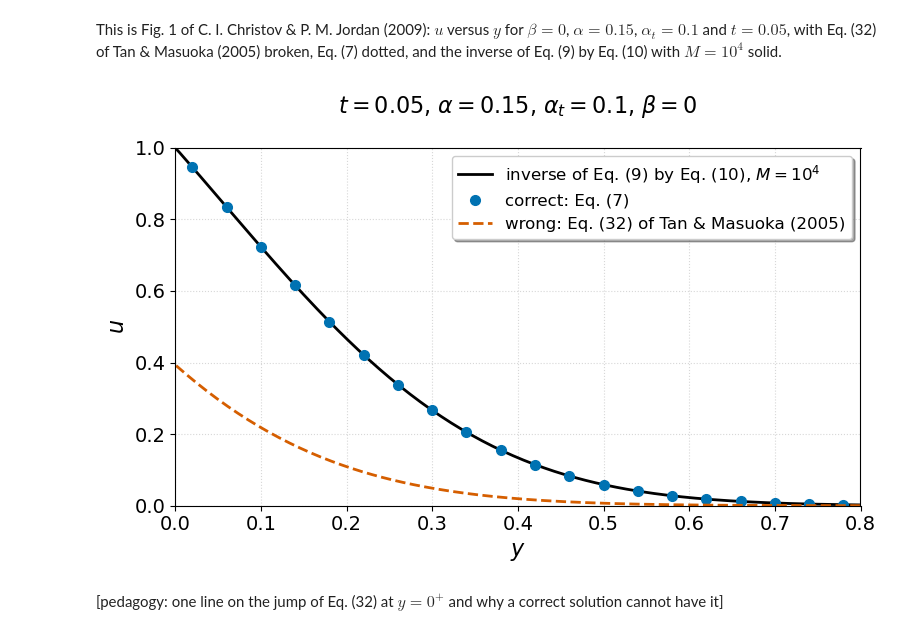
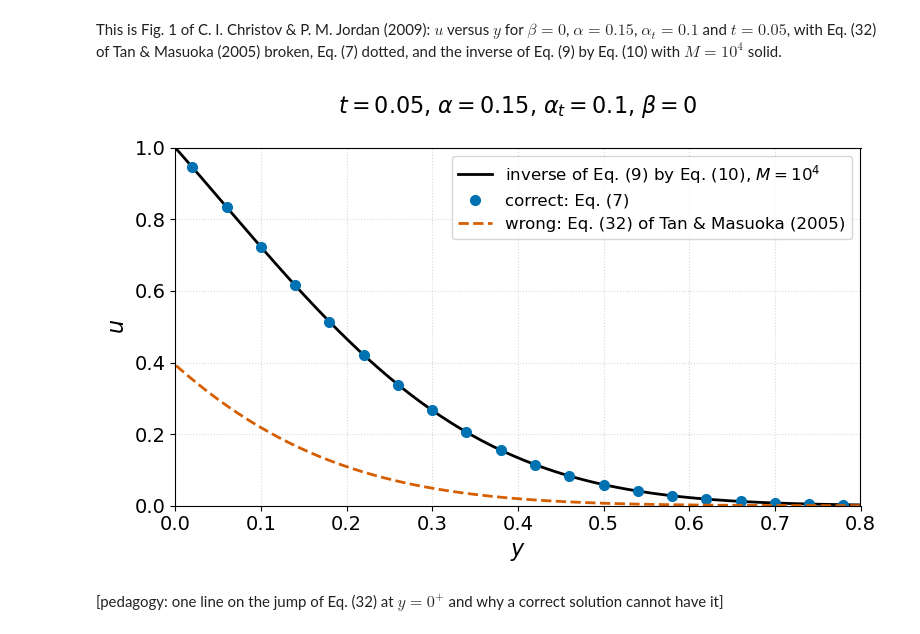
Before and after one commit to ichristov/viscoelastic-startup, a Jupyter notebook: notebooks/christov_jordan_2009_oldroydb_porous.ipynb, the cells around one changed output. Saved outputs shown, nothing was run; the diff lists cells and outputs as text; code cells hidden in the pictures.

Commit message:
Add Christov (2010) notebooks; plot style updates

```diff
--- a/notebooks/christov_jordan_2009_oldroydb_porous.ipynb
+++ b/notebooks/christov_jordan_2009_oldroydb_porous.ipynb
@@ -105,6 +105,8 @@ def tm_bracket(s, t, alpha, alpha_t):
 
 def wrong_tan_masuoka_32(y, t, alpha, alpha_t):
     """Erroneous solution, as printed: Eq. (32) of Tan & Masuoka (2005), beta = 0."""
+    if y == 0:
+        return 1.0   # sin(0) = 0, so the formula gives the plate velocity exactly
     if alpha_t == 0:
         # b is infinite: only the integrals over (0, a) and (a, infinity) remain
         edges = [0.0, 1/(2*np.sqrt(alpha))]
@@ -223,6 +225,8 @@ def breakpoints(alpha, alpha_t):
 
 def unsteadyv(y, t, alpha, alpha_t):
     """Correct solution, Eq. (7) of C. I. Christov & P. M. Jordan (2009), beta = 0, at one point y > 0."""
+    if y == 0:
+        return 1.0   # sin(0) = 0, so the formula gives the plate velocity exactly
     edges = [0.0] + breakpoints(alpha, alpha_t)
     if len(edges) == 1:
         edges = [0.0, 1.0]
@@ -421,27 +425,27 @@ This is Fig. 1 of C. I. Christov & P. M. Jordan (2009): $u$ versus $y$ for $\bet
 # %%
 # Fig. 1 of C. I. Christov & P. M. Jordan (2009)
 alpha, alpha_t, t = 0.15, 0.1, 0.05
 y = np.linspace(1e-3, 0.8, 200)
 y_dots = np.linspace(0.02, 0.78, 20)
 
 fig, ax = plt.subplots(figsize=(8, 5), tight_layout=True)
 ax.plot(y, tzou_inverse(lambda p: uhat(y, p, alpha, alpha_t), t, 10000), color='black', linewidth=2,
         label='inverse of Eq. (9) by Eq. (10), $M=10^4$')
 ax.plot(y_dots, profile(unsteadyv, y_dots, t, alpha, alpha_t), 'o', color='#0072B2', markersize=7,
         label='correct: Eq. (7)')
 ax.plot(y, profile(wrong_tan_masuoka_32, y, t, alpha, alpha_t), color='#D55E00', linewidth=2, linestyle='dashed',
         label='wrong: Eq. (32) of Tan & Masuoka (2005)')
 ax.set_xlabel('$y$')
 ax.set_ylabel('$u$')
 ax.set_xlim(0, 0.8)
 ax.set_ylim(0, 1)
 ax.set_title(rf'$t = {t}$, $\alpha = {alpha}$, $\alpha_t = {alpha_t}$, $\beta = 0$')
 ax.grid(alpha=0.5, linestyle='dotted')
-ax.legend(framealpha=1, shadow=True, fontsize=12)
+ax.legend(loc='upper right', fontsize=12)
 os.makedirs('../figures', exist_ok=True)
 fig.savefig('../figures/christov_jordan_2009_fig1.png', dpi=200, bbox_inches='tight')
 # %% [output]
-[figure, old version]
+[figure, new version]
 # %% [markdown]
 [pedagogy: one line on the jump of Eq. (32) at $y=0^+$ and why a correct solution cannot have it]
 # %%
```
Also changed, not shown: parts of 5 cells of this notebook, 9 other files.
